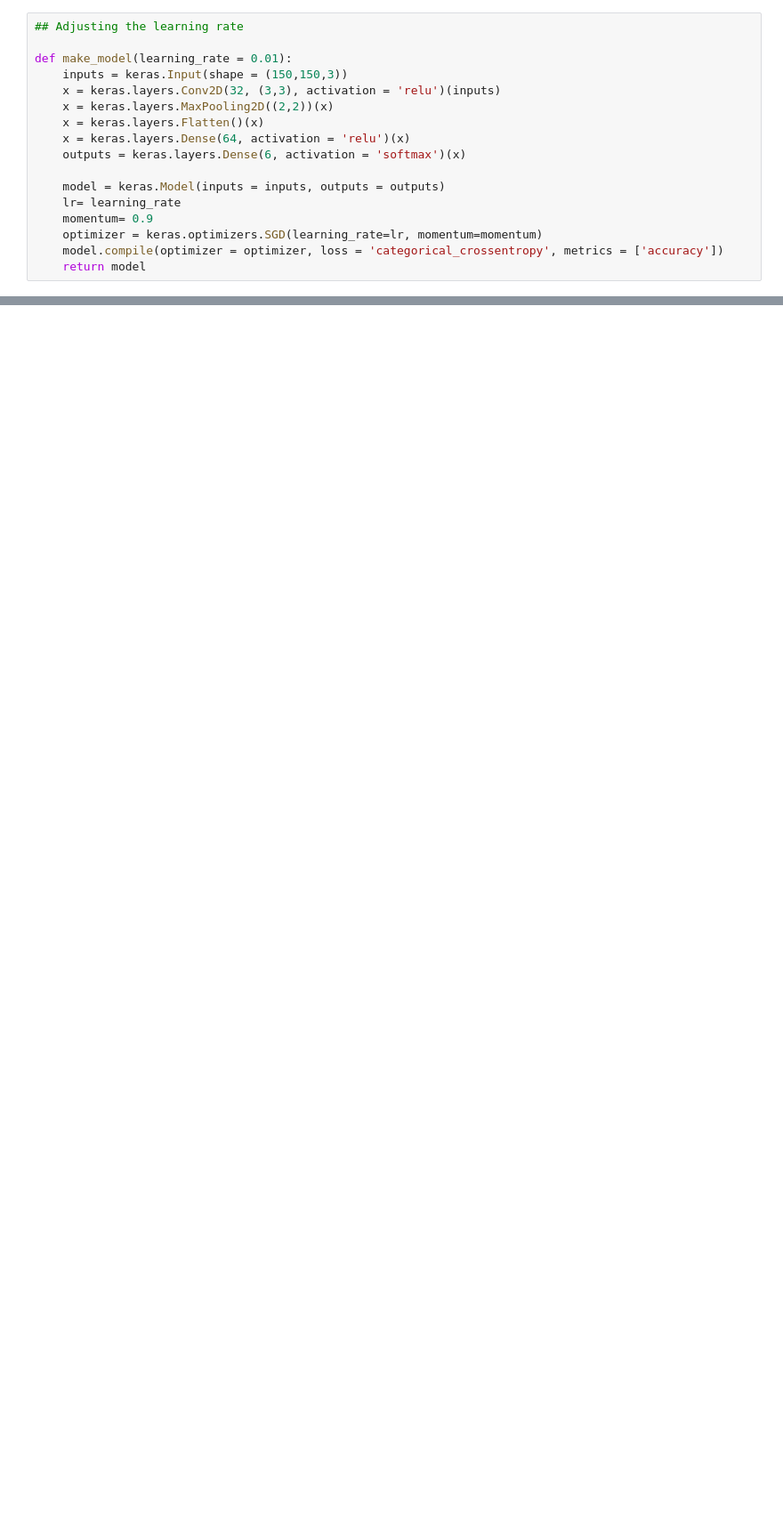
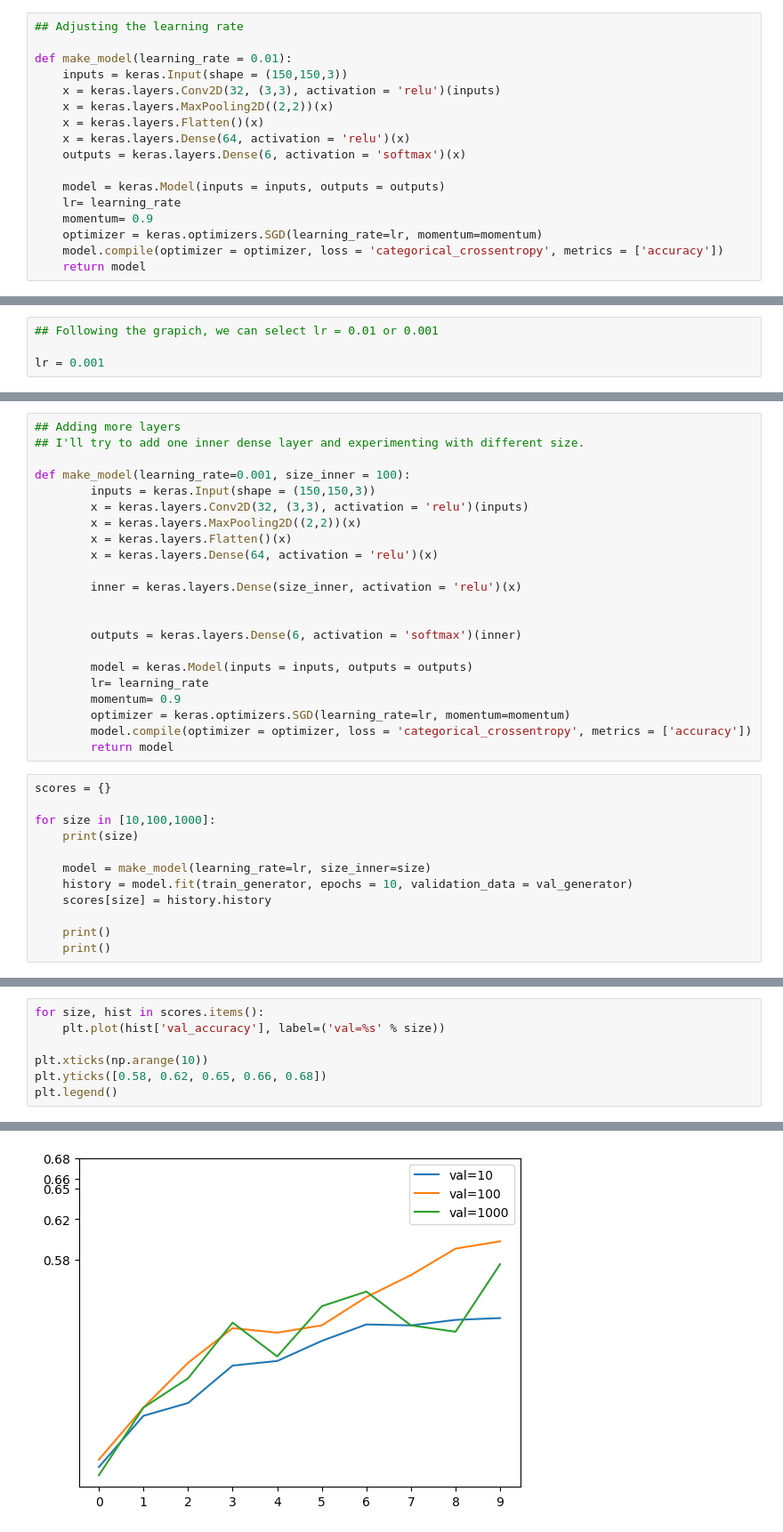
Before and after one commit to eeeds/kitchenware-classification, a Jupyter notebook: notebooks/notebook.ipynb, the cells around one changed output, grey strips where cells are left out. Shown at 89% size. Drawn from its saved outputs; the diff is of its cells as text; blank space fills up the shorter version.

```diff
--- a/notebooks/notebook.ipynb
+++ b/notebooks/notebook.ipynb
@@ -213,0 +212,4 @@ plt.legend()
+# %%
+## Following the grapich, we can select lr = 0.01 or 0.001
+
+lr = 0.001
@@ -213,0 +257,34 @@ plt.legend()
+# %%
+## Adding more layers
+## I'll try to add one inner dense layer and experimenting with different size.
+
+def make_model(learning_rate=0.001, size_inner = 100):
+        inputs = keras.Input(shape = (150,150,3))
+        x = keras.layers.Conv2D(32, (3,3), activation = 'relu')(inputs)
+        x = keras.layers.MaxPooling2D((2,2))(x)
+        x = keras.layers.Flatten()(x)
+        x = keras.layers.Dense(64, activation = 'relu')(x)
+
+        inner = keras.layers.Dense(size_inner, activation = 'relu')(x)
+
+
+        outputs = keras.layers.Dense(6, activation = 'softmax')(inner)
+
+        model = keras.Model(inputs = inputs, outputs = outputs)
+        lr= learning_rate
+        momentum= 0.9
+        optimizer = keras.optimizers.SGD(learning_rate=lr, momentum=momentum)
+        model.compile(optimizer = optimizer, loss = 'categorical_crossentropy', metrics = ['accuracy'])
+        return model
+# %%
+scores = {}
+
+for size in [10,100,1000]:
+    print(size)
+
+    model = make_model(learning_rate=lr, size_inner=size)
+    history = model.fit(train_generator, epochs = 10, validation_data = val_generator)
+    scores[size] = history.history
+
+    print()
+    print()
@@ -213,0 +309,8 @@ plt.legend()
+# %%
+for size, hist in scores.items():
+    plt.plot(hist['val_accuracy'], label=('val=%s' % size))
+
+plt.xticks(np.arange(10))
+plt.yticks([0.58, 0.62, 0.65, 0.66, 0.68])
+plt.legend()
+# %% [output]
@@ -213,0 +318 @@ plt.legend()
+[figure, added]
```
Also changed, not shown: parts of 16 cells of this notebook.
